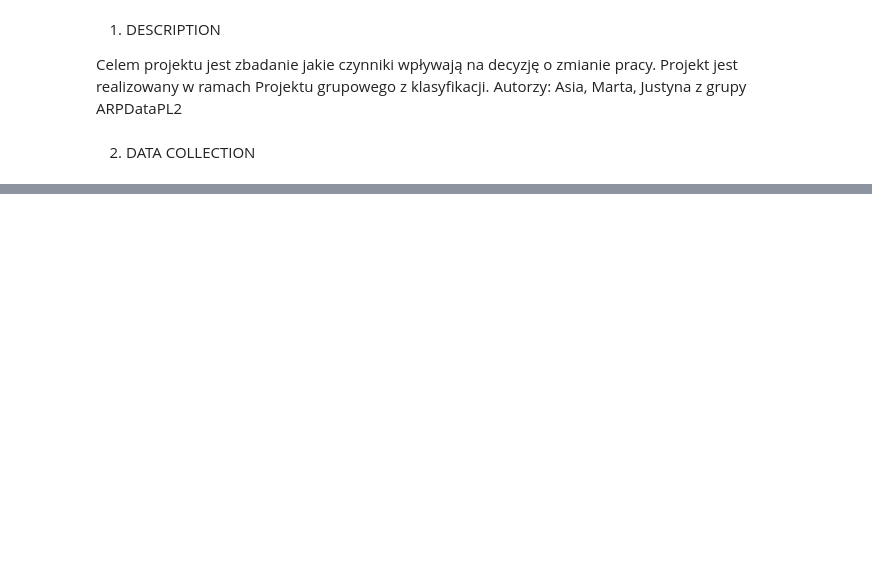
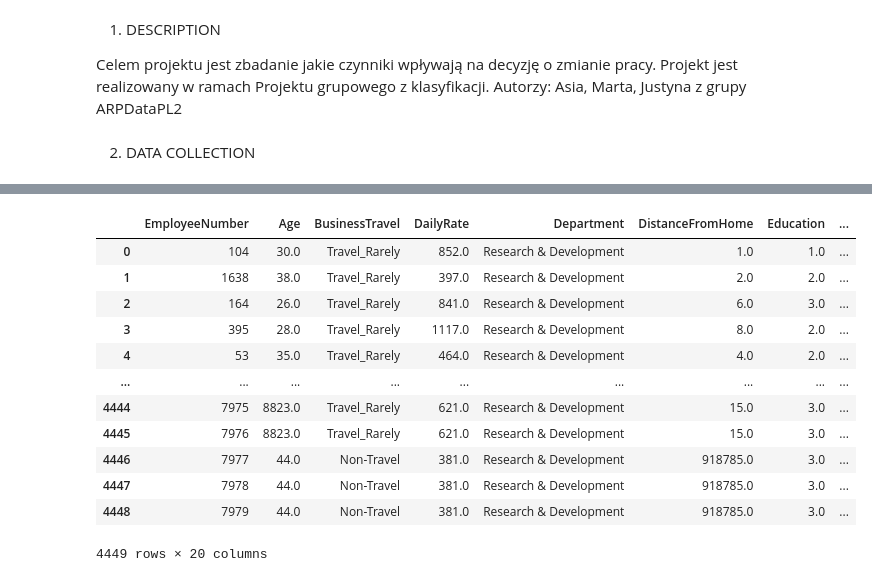
Before and after one commit to jumikao/Personal_Income_Analysis_ver2, a Jupyter notebook: ProjektKlasyfikacjaMARTA.ipynb, the cells around one changed output, grey strips where cells are left out. Saved outputs shown, nothing was run; the diff lists cells and outputs as text; code cells hidden in the pictures; blank space fills up the shorter version.

```diff
--- a/ProjektKlasyfikacjaMARTA.ipynb
+++ b/ProjektKlasyfikacjaMARTA.ipynb
@@ -15,4 +30,19 @@ plik_attrition = pd.read_csv(r'https://raw.githubusercontent.com/BasiaSDA/projek
 # %%
 plik_df1= pd.read_csv(r'https://raw.githubusercontent.com/BasiaSDA/projekt-klasyfikacja/main/df1.csv')
+plik_df1
+# %% [output]
+|  | EmployeeNumber | Age | BusinessTravel | DailyRate | Department | DistanceFromHome | Education | ... |
+| 0 | 104 | 30.0 | Travel_Rarely | 852.0 | Research & Development | 1.0 | 1.0 | ... |
+| 1 | 1638 | 38.0 | Travel_Rarely | 397.0 | Research & Development | 2.0 | 2.0 | ... |
+| 2 | 164 | 26.0 | Travel_Rarely | 841.0 | Research & Development | 6.0 | 3.0 | ... |
+| 3 | 395 | 28.0 | Travel_Rarely | 1117.0 | Research & Development | 8.0 | 2.0 | ... |
+| 4 | 53 | 35.0 | Travel_Rarely | 464.0 | Research & Development | 4.0 | 2.0 | ... |
+| ... | ... | ... | ... | ... | ... | ... | ... | ... |
+| 4444 | 7975 | 8823.0 | Travel_Rarely | 621.0 | Research & Development | 15.0 | 3.0 | ... |
+| 4445 | 7976 | 8823.0 | Travel_Rarely | 621.0 | Research & Development | 15.0 | 3.0 | ... |
+| 4446 | 7977 | 44.0 | Non-Travel | 381.0 | Research & Development | 918785.0 | 3.0 | ... |
+| 4447 | 7978 | 44.0 | Non-Travel | 381.0 | Research & Development | 918785.0 | 3.0 | ... |
+| 4448 | 7979 | 44.0 | Non-Travel | 381.0 | Research & Development | 918785.0 | 3.0 | ... |
+4449 rows × 20 columns
 # %%
 plik_df2=pd.read_csv(r'https://raw.githubusercontent.com/BasiaSDA/projekt-klasyfikacja/main/df2.csv')
```
Also changed, not shown: parts of 3 cells of this notebook.
